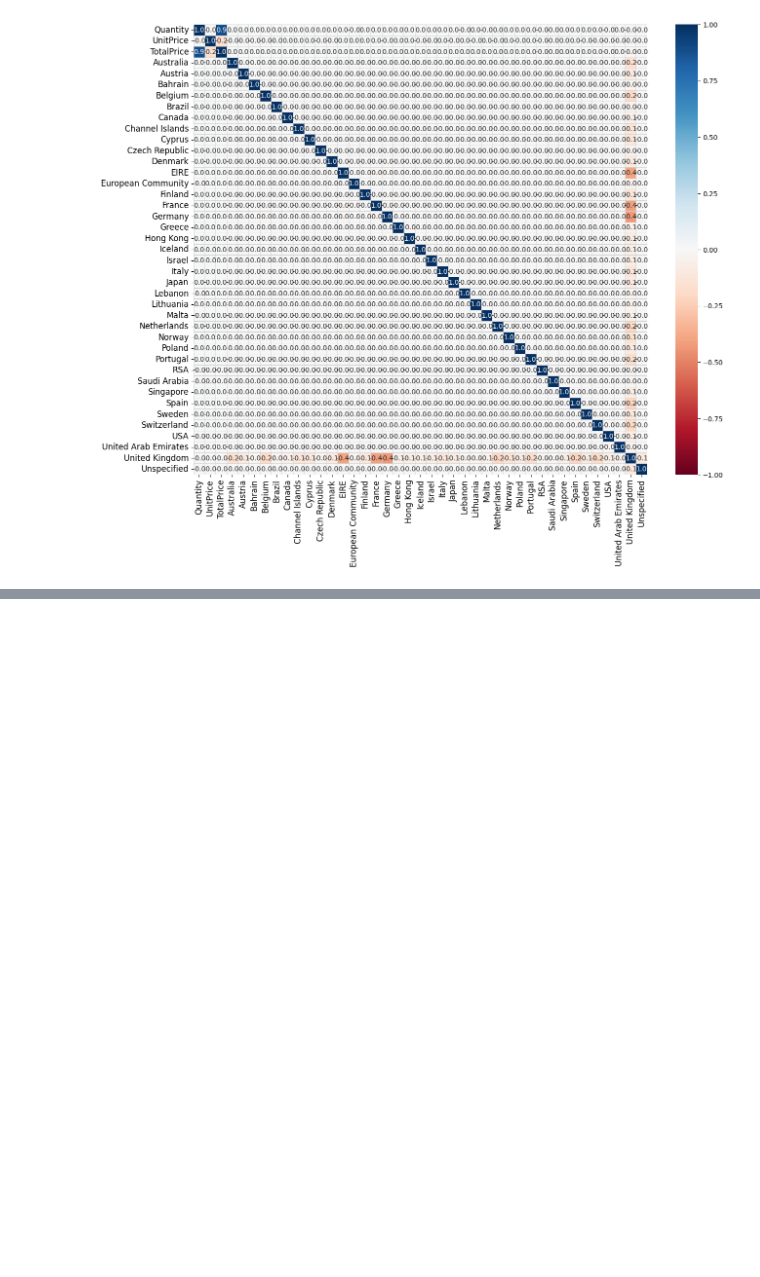
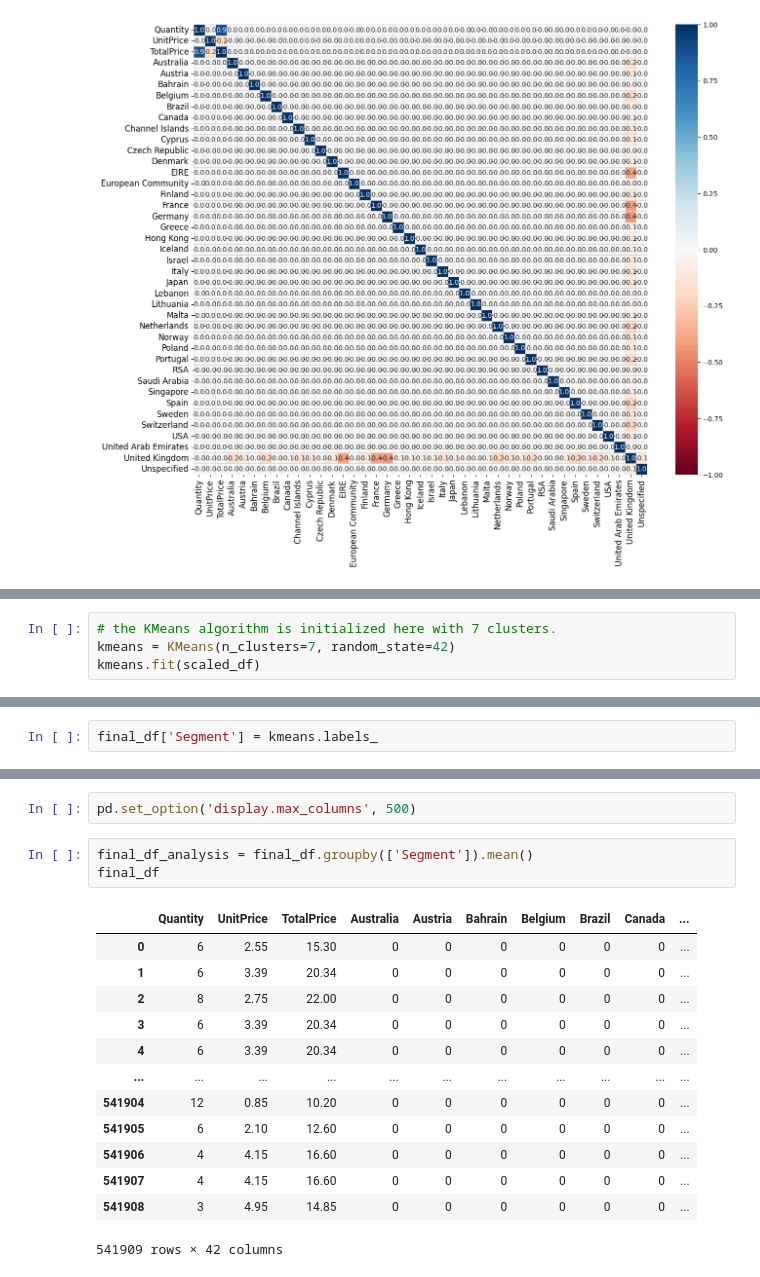
Before and after one commit to Jagannath29/DataScienceProjects, a Jupyter notebook: customer_segmentation/customer_analysis.ipynb, the cells around one changed output, grey strips where cells are left out. Saved outputs shown, nothing was run; the diff lists cells and outputs as text; blank space fills up the shorter version.

Commit message:
customer segmentation complete

```diff
--- a/customer_segmentation/customer_analysis.ipynb
+++ b/customer_segmentation/customer_analysis.ipynb
@@ -178,0 +276,4 @@ s.set_xticklabels(s.get_xticklabels(), rotation = 90, fontsize = 12)
+# %%
+# the KMeans algorithm is initialized here with 7 clusters.
+kmeans = KMeans(n_clusters=7, random_state=42)
+kmeans.fit(scaled_df)
@@ -178,0 +282,2 @@ s.set_xticklabels(s.get_xticklabels(), rotation = 90, fontsize = 12)
+# %%
+final_df['Segment'] = kmeans.labels_
@@ -178,0 +294,19 @@ s.set_xticklabels(s.get_xticklabels(), rotation = 90, fontsize = 12)
+# %%
+pd.set_option('display.max_columns', 500)
+# %%
+final_df_analysis = final_df.groupby(['Segment']).mean()
+final_df
+# %% [output]
+|  | Quantity | UnitPrice | TotalPrice | Australia | Austria | Bahrain | Belgium | Brazil | Canada | ... |
+| 0 | 6 | 2.55 | 15.30 | 0 | 0 | 0 | 0 | 0 | 0 | ... |
+| 1 | 6 | 3.39 | 20.34 | 0 | 0 | 0 | 0 | 0 | 0 | ... |
+| 2 | 8 | 2.75 | 22.00 | 0 | 0 | 0 | 0 | 0 | 0 | ... |
+| 3 | 6 | 3.39 | 20.34 | 0 | 0 | 0 | 0 | 0 | 0 | ... |
+| 4 | 6 | 3.39 | 20.34 | 0 | 0 | 0 | 0 | 0 | 0 | ... |
+| ... | ... | ... | ... | ... | ... | ... | ... | ... | ... | ... |
+| 541904 | 12 | 0.85 | 10.20 | 0 | 0 | 0 | 0 | 0 | 0 | ... |
+| 541905 | 6 | 2.10 | 12.60 | 0 | 0 | 0 | 0 | 0 | 0 | ... |
+| 541906 | 4 | 4.15 | 16.60 | 0 | 0 | 0 | 0 | 0 | 0 | ... |
+| 541907 | 4 | 4.15 | 16.60 | 0 | 0 | 0 | 0 | 0 | 0 | ... |
+| 541908 | 3 | 4.95 | 14.85 | 0 | 0 | 0 | 0 | 0 | 0 | ... |
+541909 rows × 42 columns
```
Also changed, not shown: parts of 16 cells of this notebook.
